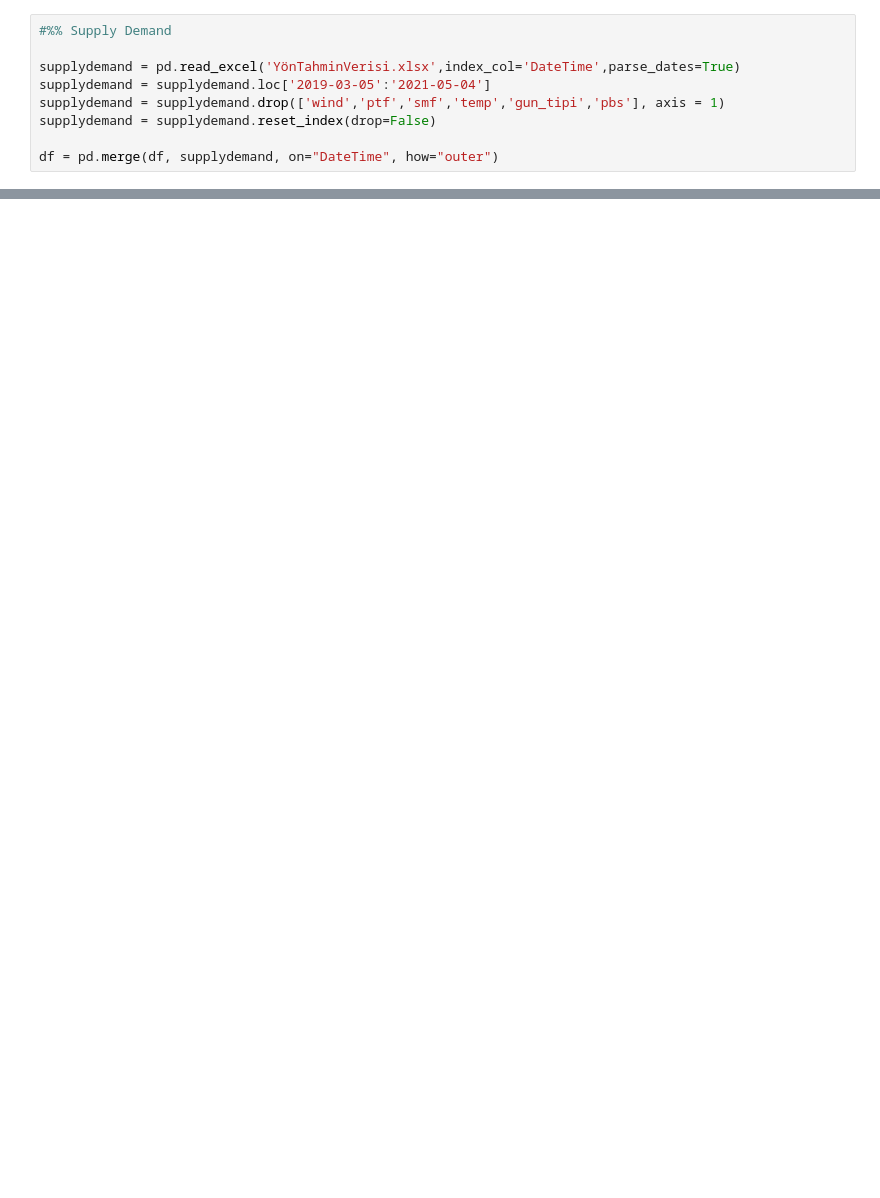
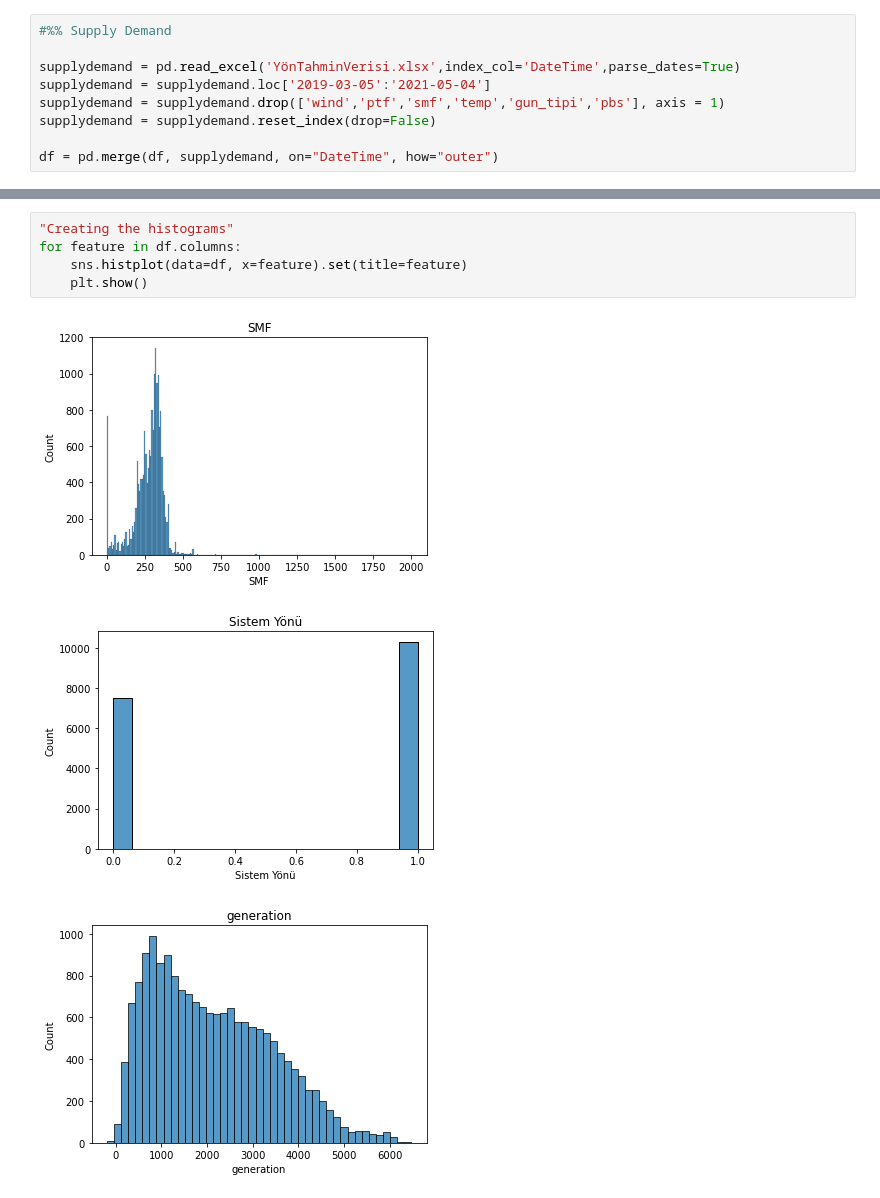
Before and after one commit to toygarulgen/System-Direction-LightGBMClassificationModel-Energy-Intraday_Market, a Jupyter notebook: SystemDirectionPrediction.ipynb, the cells around one changed output, grey strips where cells are left out. Cells and saved outputs as stored; diff of their text form; blank space fills up the shorter version.

```diff
--- a/SystemDirectionPrediction.ipynb
+++ b/SystemDirectionPrediction.ipynb
@@ -170,0 +389,9 @@ df = pd.merge(df, supplydemand, on="DateTime", how="outer")
+# %%
+"Creating the histograms"
+for feature in df.columns:
+    sns.histplot(data=df, x=feature).set(title=feature)
+    plt.show()
+# %% [output]
+[figure, added]
+[figure, added]
+[figure, added]
```
Also changed, not shown: parts of 44 cells of this notebook.
